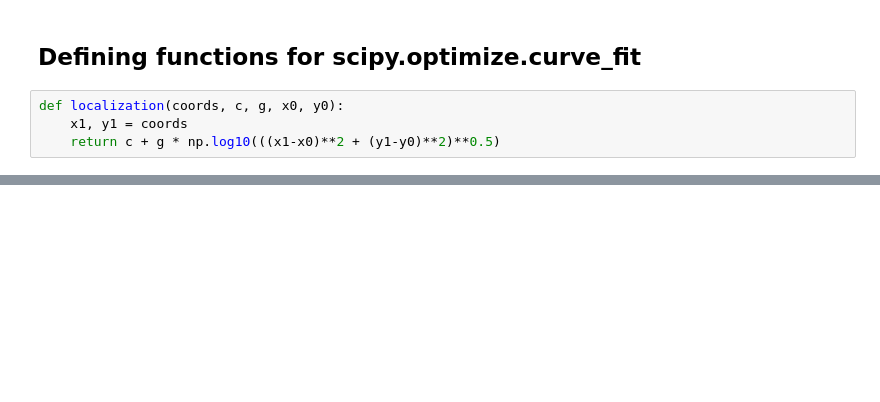
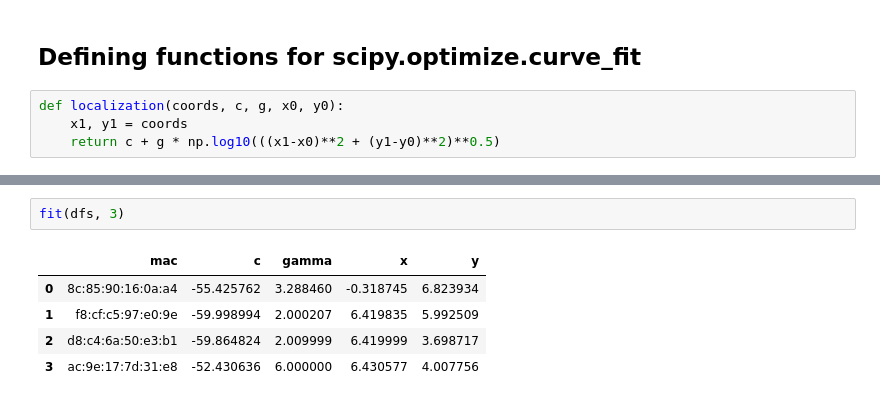
Before and after one commit to ratulesrar3/mobilecomputing, a Jupyter notebook: lab2/lab2.ipynb, the cells around one changed output, grey strips where cells are left out. Cells and saved outputs as stored; diff of their text form; blank space fills up the shorter version.

```diff
--- a/lab2/lab2.ipynb
+++ b/lab2/lab2.ipynb
@@ -91,0 +113,8 @@ array([-60.        ,   2.        ,   4.66652953,   6.78223933])
+# %%
+fit(dfs, 3)
+# %% [output]
+|  | mac | c | gamma | x | y |
+| 0 | 8c:85:90:16:0a:a4 | -55.425762 | 3.288460 | -0.318745 | 6.823934 |
+| 1 | f8:cf:c5:97:e0:9e | -59.998994 | 2.000207 | 6.419835 | 5.992509 |
+| 2 | d8:c4:6a:50:e3:b1 | -59.864824 | 2.009999 | 6.419999 | 3.698717 |
+| 3 | ac:9e:17:7d:31:e8 | -52.430636 | 6.000000 | 6.430577 | 4.007756 |
```
Also changed, not shown: parts of 41 cells of this notebook.
